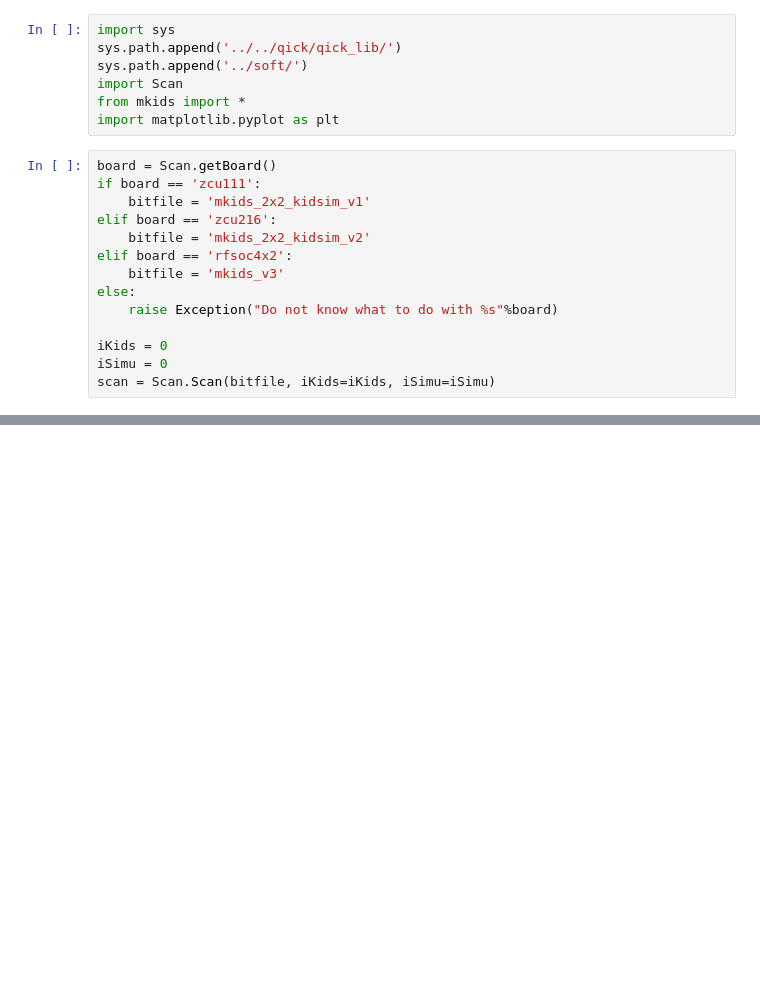
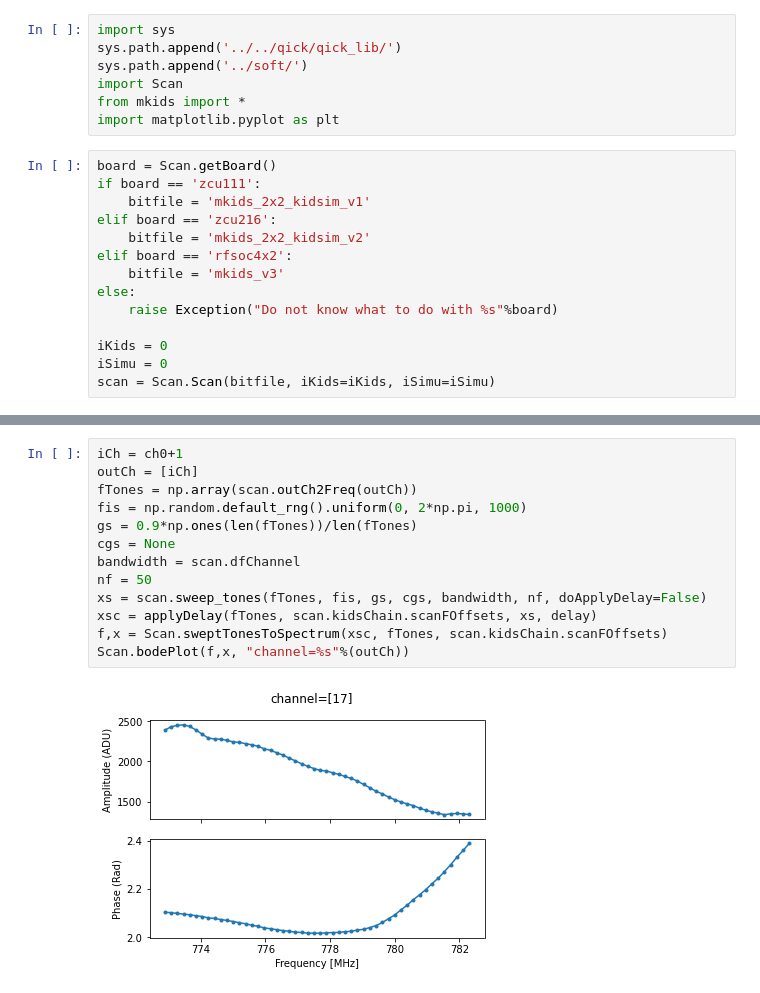
Before and after one commit to openquantumhardware/qick-tools, a Jupyter notebook: mkids_v2/demos/demo_09_phase_correction_multi_channel.ipynb, the cells around one changed output, grey strips where cells are left out. Drawn from its saved outputs; the diff is of its cells as text; blank space fills up the shorter version.

```diff
--- a/mkids_v2/demos/demo_09_phase_correction_multi_channel.ipynb
+++ b/mkids_v2/demos/demo_09_phase_correction_multi_channel.ipynb
@@ -183,0 +93,15 @@ for ch in outCh:
+# %%
+iCh = ch0+1
+outCh = [iCh]
+fTones = np.array(scan.outCh2Freq(outCh))
+fis = np.random.default_rng().uniform(0, 2*np.pi, 1000)
+gs = 0.9*np.ones(len(fTones))/len(fTones)
+cgs = None
+bandwidth = scan.dfChannel
+nf = 50
+xs = scan.sweep_tones(fTones, fis, gs, cgs, bandwidth, nf, doApplyDelay=False)
+xsc = applyDelay(fTones, scan.kidsChain.scanFOffsets, xs, delay)
+f,x = Scan.sweptTonesToSpectrum(xsc, fTones, scan.kidsChain.scanFOffsets)
+Scan.bodePlot(f,x, "channel=%s"%(outCh))
+# %% [output]
+[figure, added]
```
Also changed, not shown: parts of 57 cells of this notebook.
